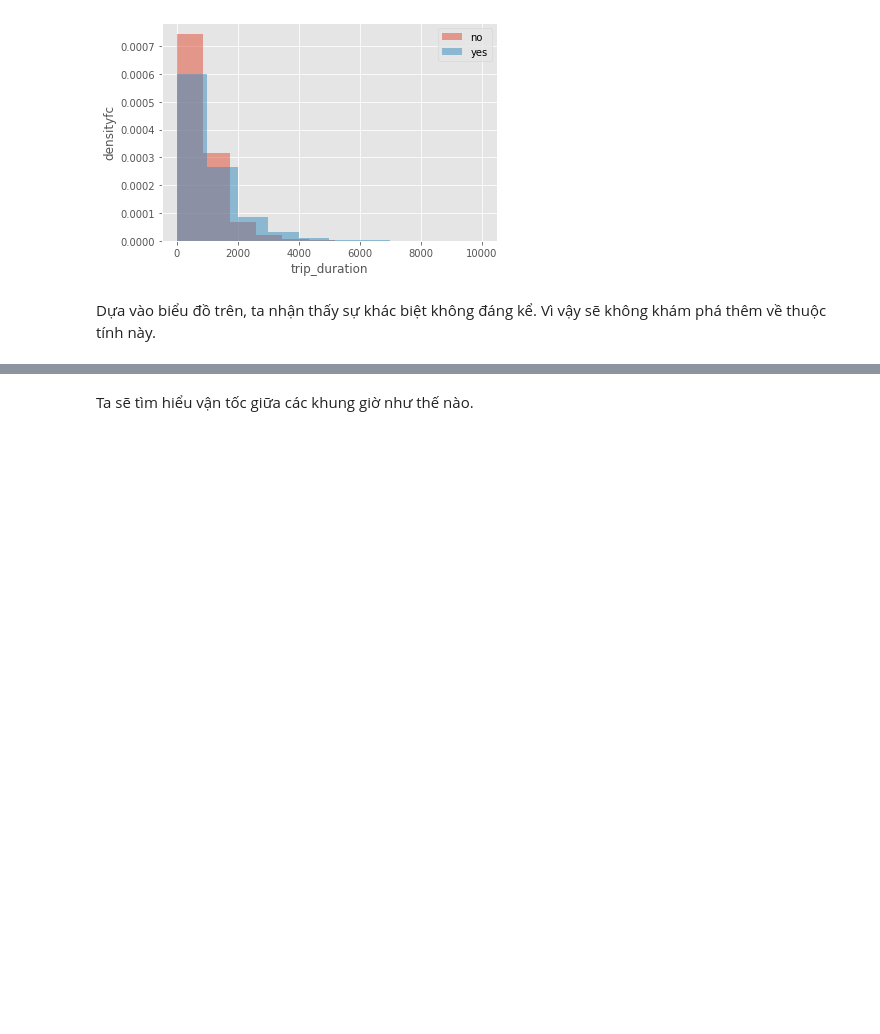
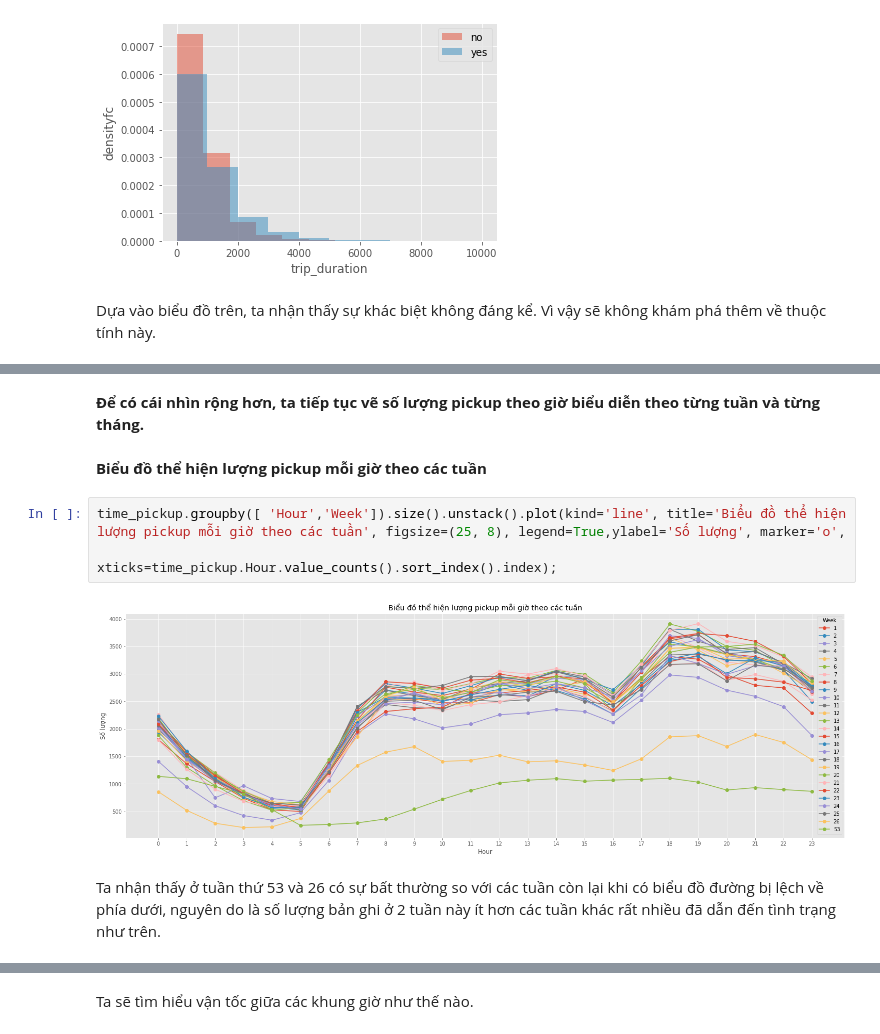
Before and after one commit to trunghq0205/Python4DS, a Jupyter notebook: final_project_report.ipynb, the cells around one changed output, grey strips where cells are left out. Drawn from its saved outputs; the diff is of its cells as text; blank space fills up the shorter version.

```diff
--- a/final_project_report.ipynb
+++ b/final_project_report.ipynb
@@ -762,0 +678,11 @@ Dựa vào đồ thị,thời gian trung bình chuyến đi ở mức cao ở gi
+# %% [markdown]
+**Để có cái nhìn rộng hơn, ta tiếp tục vẽ số lượng pickup theo giờ biểu diễn theo từng tuần và từng tháng.**
+# %% [markdown]
+**Biểu đồ thể hiện lượng pickup mỗi giờ theo các tuần**
+# %%
+time_pickup.groupby([ 'Hour','Week']).size().unstack().plot(kind='line', title='Biểu đồ thể hiện lượng pickup mỗi giờ theo các tuần', figsize=(25, 8), legend=True,ylabel='Số lượng', marker='o',
+                                                            xticks=time_pickup.Hour.value_counts().sort_index().index);
+# %% [output]
+[figure, added]
+# %% [markdown]
+Ta nhận thấy ở tuần thứ 53 và 26 có sự bất thường so với các tuần còn lại khi có biểu đồ đường bị lệch về phía dưới, nguyên do là số lượng bản ghi ở 2 tuần này ít hơn các tuần khác rất nhiều đã dẫn đến tình trạng như trên.
```
Also changed, not shown: parts of 111 cells of this notebook.
